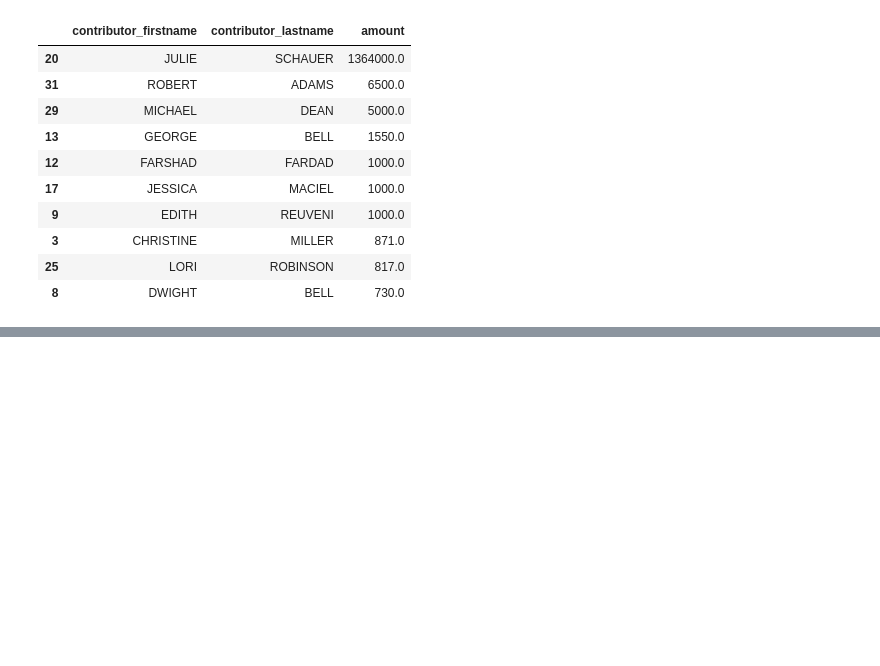
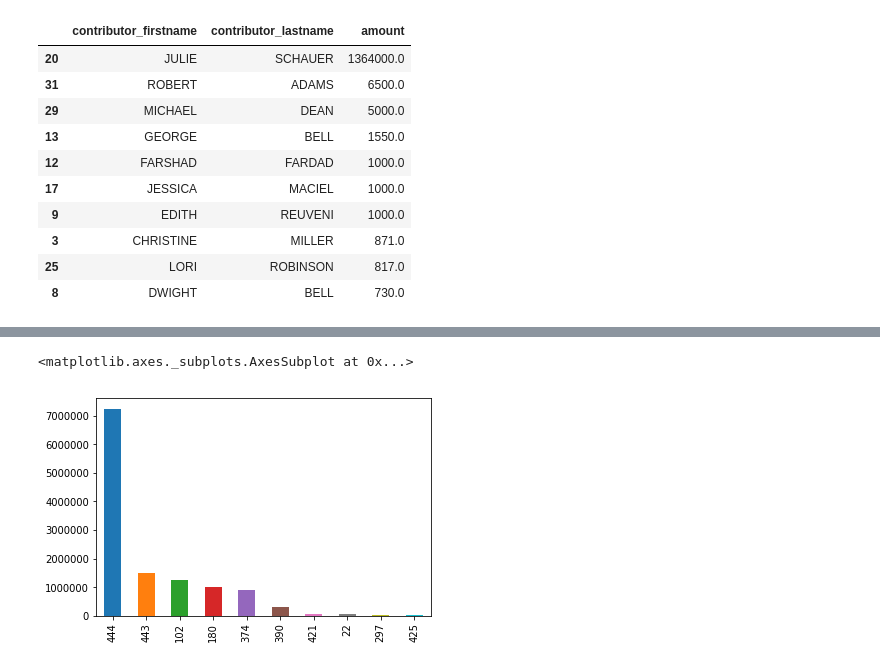
Before and after one commit to maxlvhao/first-python-notebook, a Jupyter notebook: WeedFunder.ipynb, the cells around one changed output, grey strips where cells are left out. Saved outputs shown, nothing was run; the diff lists cells and outputs as text; code cells hidden in the pictures; blank space fills up the shorter version.

```diff
--- a/WeedFunder.ipynb
+++ b/WeedFunder.ipynb
@@ -30,3 +10,5 @@ dtype: float64
+# %%
+props = pd.read_csv("https://first-python-notebook.readthedocs.io/_static/committees.csv")
 # %%
 contribs = pd.read_csv("https://first-python-notebook.readthedocs.io/_static/contributions.csv")
 # %%
@@ -553,3 +450,7 @@ oppose.groupby(["contributor_firstname", "contributor_lastname"]).amount.sum().r
 | 3 | CHRISTINE | MILLER | 871.0 |
 | 25 | LORI | ROBINSON | 817.0 |
 | 8 | DWIGHT | BELL | 730.0 |
+# %%
+top_supporters = support.groupby (
+    ["contributor_firstname", "contributor_lastname"]
+). amount. sum(). reset_index(). sort_values("amount", ascending=False).head(10)
@@ -555,0 +471,5 @@ oppose.groupby(["contributor_firstname", "contributor_lastname"]).amount.sum().r
+# %%
+top_supporters.amount.plot.bar()
+# %% [output]
+<matplotlib.axes._subplots.AxesSubplot at 0x...>
+[figure, added]
```
Also changed, not shown: parts of 28 cells of this notebook, 1 other file.
